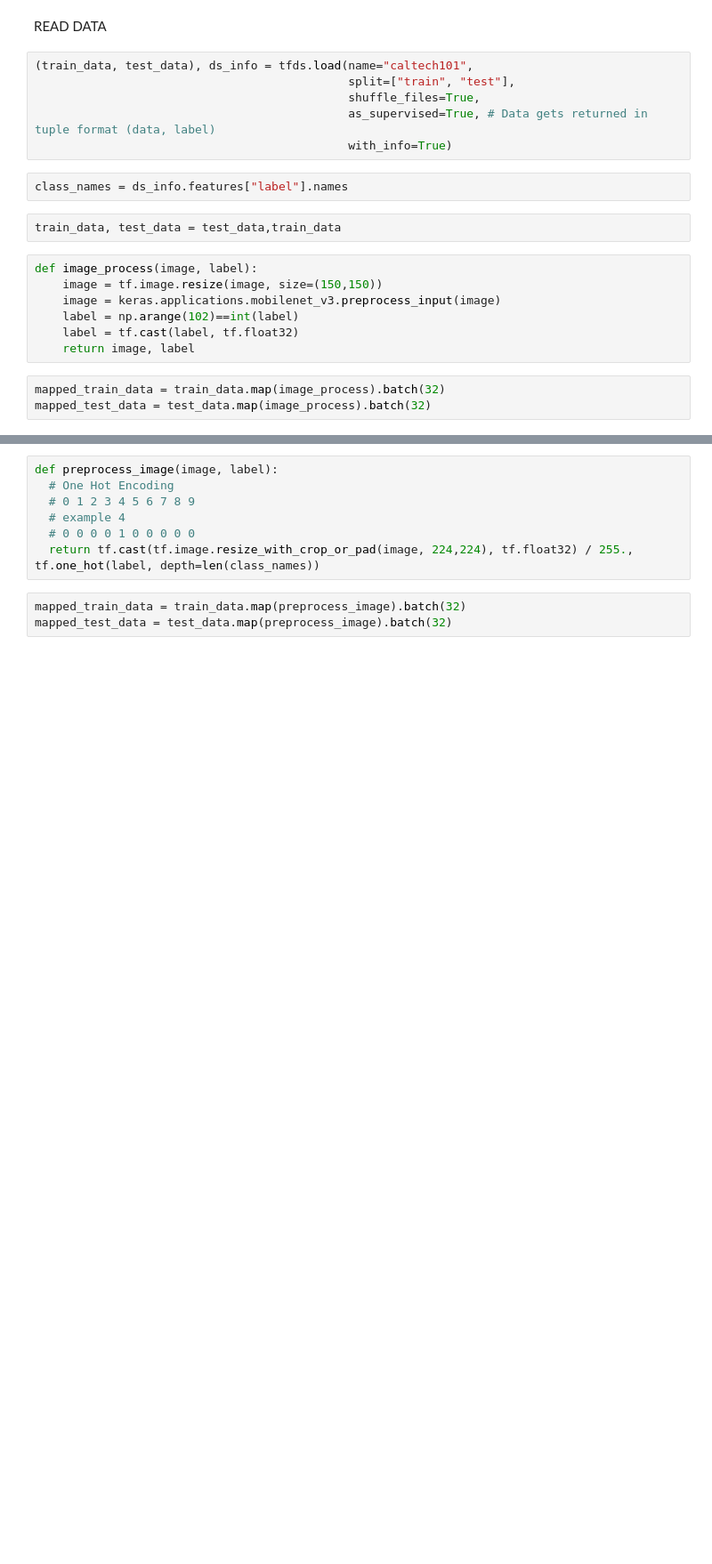
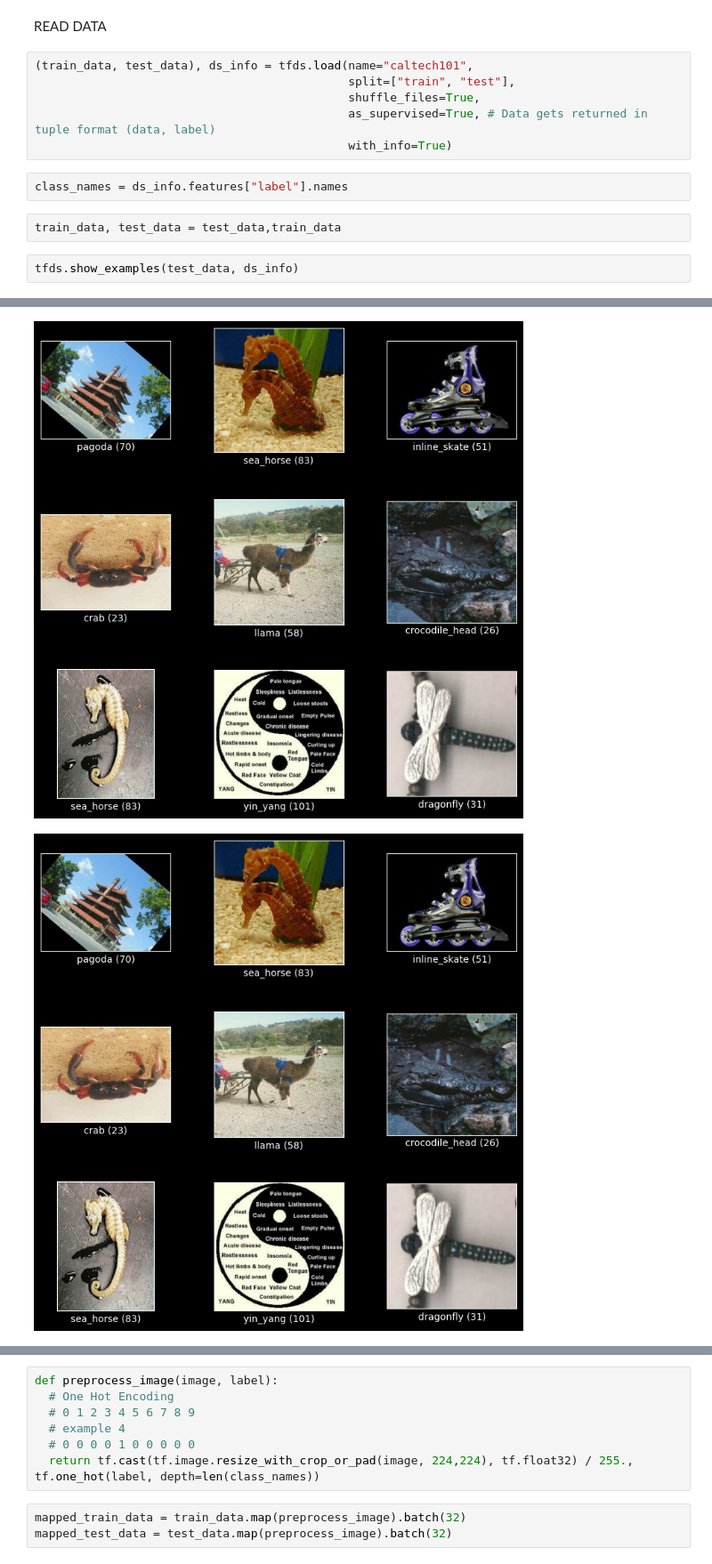
Before and after one commit to alfredwisana/deep-learning, a Jupyter notebook: Week 6/caltech.ipynb, the cells around one changed output, grey strips where cells are left out. Shown at 89% size. Cells and saved outputs as stored; diff of their text form; blank space fills up the shorter version.

Commit message:
image output

```diff
--- a/Week 6/caltech.ipynb
+++ b/Week 6/caltech.ipynb
@@ -24,13 +24,6 @@ READ DATA
 class_names = ds_info.features["label"].names
 # %%
 train_data, test_data = test_data,train_data
-# %%
-def image_process(image, label):
-    image = tf.image.resize(image, size=(150,150))
-    image = keras.applications.mobilenet_v3.preprocess_input(image)
-    label = np.arange(102)==int(label)
-    label = tf.cast(label, tf.float32)
-    return image, label
-# %%
-mapped_train_data = train_data.map(image_process).batch(32)
-mapped_test_data = test_data.map(image_process).batch(32)
+# %%
+tfds.show_examples(test_data, ds_info)
+# %% [output]
@@ -36,0 +31,2 @@ mapped_test_data = test_data.map(image_process).batch(32)
+[figure, added]
+[figure, added]
```
Also changed, not shown: parts of 11 cells of this notebook, 1 other file.
